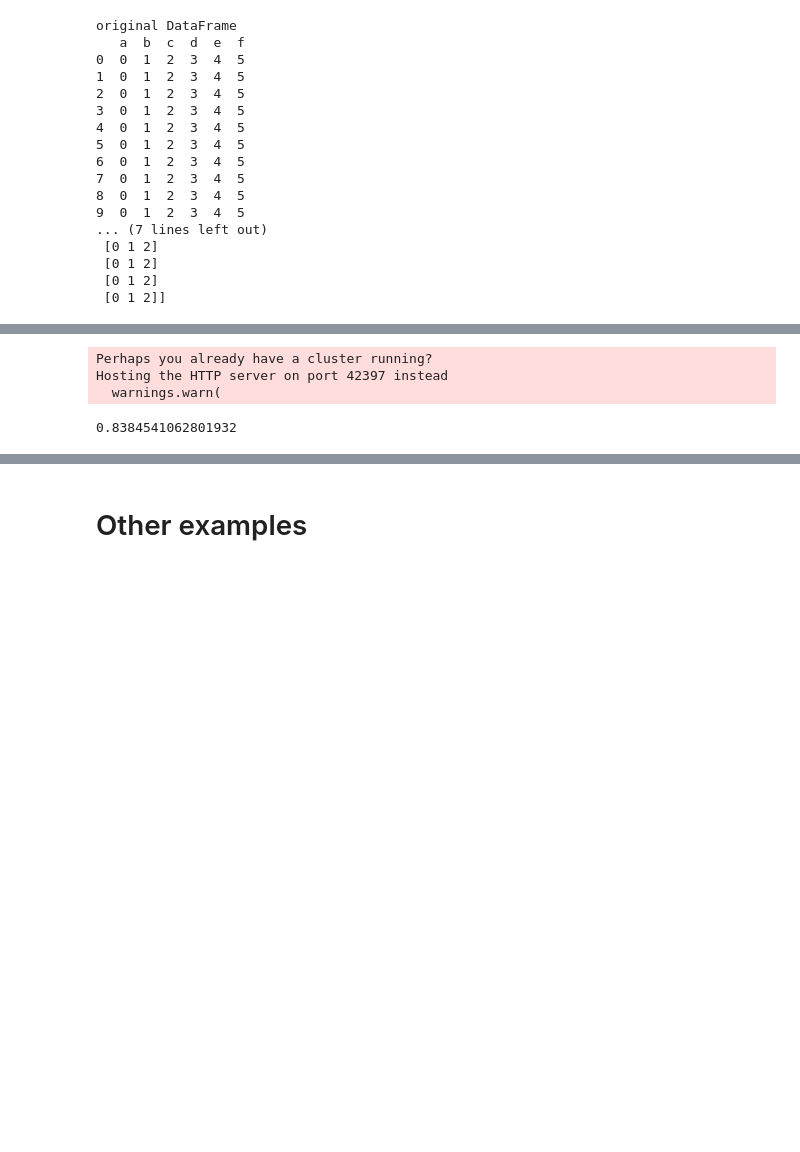
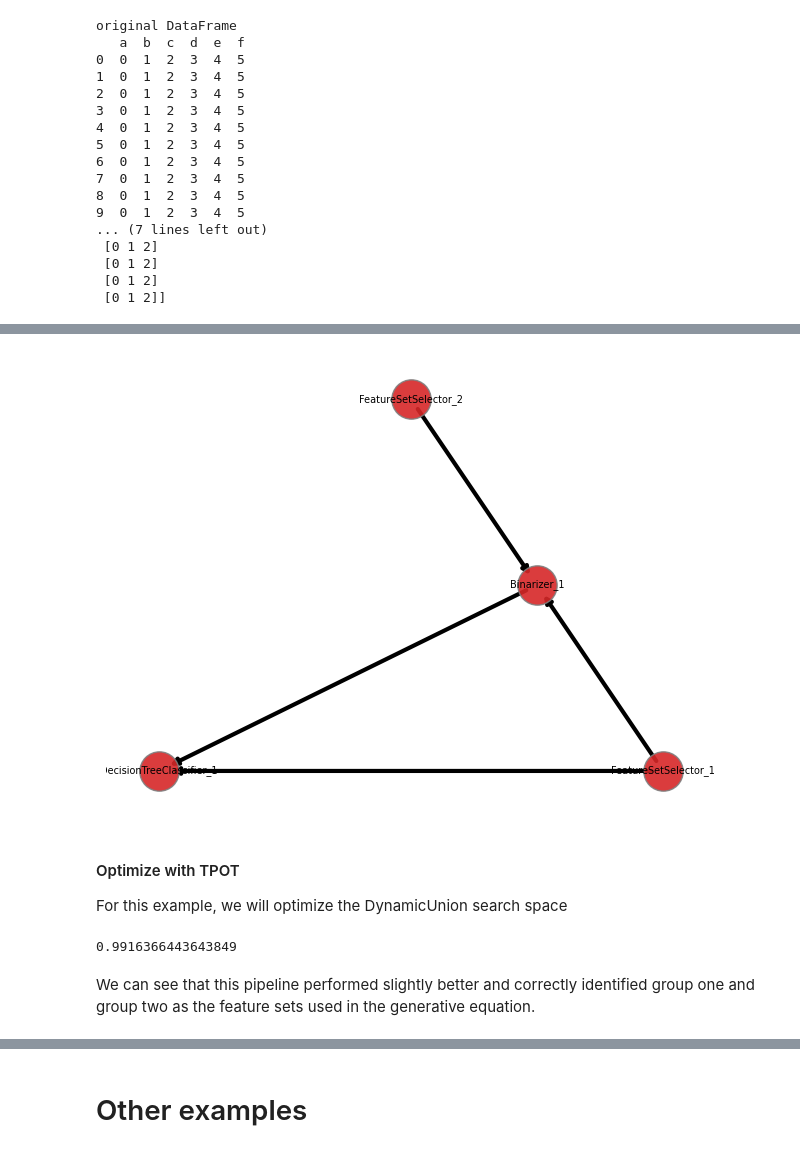
Before and after one commit to EpistasisLab/tpot, a Jupyter notebook: Tutorial/3_Feature_Set_Selector.ipynb, the cells around one changed output, grey strips where cells are left out. Saved outputs shown, nothing was run; the diff lists cells and outputs as text; code cells hidden in the pictures; blank space fills up the shorter version.

```diff
--- a/Tutorial/3_Feature_Set_Selector.ipynb
+++ b/Tutorial/3_Feature_Set_Selector.ipynb
@@ -138,0 +150,2 @@ The root node is a logistic regression and there are no other intermediate trans
+# %%
+fss_search_space = FSSNode(subsets=subsets)
@@ -139,37 +180,20 @@ The root node is a logistic regression and there are no other intermediate trans
 # %%
-import tpot2
-import sklearn.datasets
-from sklearn.linear_model import LogisticRegression
-import numpy as np
 
-subsets = { "group_one" :  ['a','b','c',],
-            "group_two" :  ['d','e','f'],
-            "group_three" :  ['g','h','i'],
-            }
-
-fss_search_space = tpot2.search_spaces.nodes.FSSNode(subsets=subsets)
-graph_search_space = tpot2.search_spaces.pipelines.GraphPipeline(
-    root_search_space= tpot2.config.get_search_space(["KNeighborsClassifier", "LogisticRegression", "DecisionTreeClassifier"]),
-    leaf_search_space = None,
-    inner_search_space = tpot2.config.get_search_space(["transformers"]),
-    max_size = 10,
-)
-
-combined_search_space = tpot2.search_spaces.pipelines.SequentialPipeline([fss_search_space, graph_search_space])
+classification_search_space = get_search_space(["RandomForestClassifier"])
+fss_and_classifier_search_space = SequentialPipeline([fss_search_space, classification_search_space])
 
 
-est = tpot2.TPOTEstimator(population_size=10,generations=5,
-                            scorers=['roc_auc_ovr'],
-                            scorers_weights=[1],
+est = tpot2.TPOTEstimator(generations=5,
+                            scorers=["roc_auc_ovr", tpot2.objectives.complexity_scorer],
+                            scorers_weights=[1.0, -1.0],
                             n_jobs=32,
                             classification=True,
-                            search_space = combined_search_space,
+                            search_space = fss_and_classifier_search_space,
                             verbose=1,
                             )
 
 
 scorer = sklearn.metrics.get_scorer('roc_auc_ovo')
-
 est.fit(X_train, y_train)
 print(scorer(est, X_test, y_test))
 # %% [output]
@@ -190,3 +280,18 @@ Note that if you want to include multiple subsets, you can instead include the n
+# %%
+graph_search_space = tpot2.search_spaces.pipelines.GraphSearchPipeline(
+    leaf_search_space = fss_search_space,
+    inner_search_space = tpot2.config.get_search_space(["transformers"]),
+    root_search_space= tpot2.config.get_search_space(["KNeighborsClassifier", "LogisticRegression", "DecisionTreeClassifier"]),
+    max_size = 10,
+)
+
+graph_search_space.generate(rng=4).export_pipeline().plot()
+# %% [output]
+[figure, added]
+# %% [markdown]
+#### Optimize with TPOT
+
+For this example, we will optimize the DynamicUnion search space
 # %%
 import tpot2
 import sklearn.datasets
@@ -194,19 +299,14 @@ from sklearn.linear_model import LogisticRegression
 import numpy as np
 
 
-graph_search_space = tpot2.search_spaces.pipelines.GraphPipeline(
-    root_search_space= tpot2.config.get_search_space(["KNeighborsClassifier", "LogisticRegression", "DecisionTreeClassifier"]),
-    leaf_search_space = tpot2.search_spaces.nodes.FSSNode(subsets=X_train.columns.tolist()),
-    inner_search_space = tpot2.config.get_search_space(["transformers"]),
-    max_size = 10,
-)
+final_classification_search_space = SequentialPipeline([dynamic_fss_space, classification_search_space])
 
-est = tpot2.TPOTEstimator(population_size=10,generations=5,
-                            scorers=['roc_auc_ovr'],
-                            scorers_weights=[1],
+est = tpot2.TPOTEstimator(generations=5,
+                            scorers=["roc_auc_ovr", tpot2.objectives.complexity_scorer],
+                            scorers_weights=[1.0, -1.0],
                             n_jobs=32,
                             classification=True,
-                            search_space = graph_search_space ,
+                            search_space = final_classification_search_space,
                             verbose=1,
                             )
 
@@ -216,8 +316,7 @@ scorer = sklearn.metrics.get_scorer('roc_auc_ovo')
 est.fit(X_train, y_train)
 print(scorer(est, X_test, y_test))
 # %% [output]
-Perhaps you already have a cluster running?
-Hosting the HTTP server on port 42397 instead
-  warnings.warn(
+0.9916366443643849
-0.8384541062801932
+# %% [markdown]
+We can see that this pipeline performed slightly better and correctly identified group one and group two as the feature sets used in the generative equation.
 # %%
```
Also changed, not shown: parts of 32 cells of this notebook, 1 other file.
